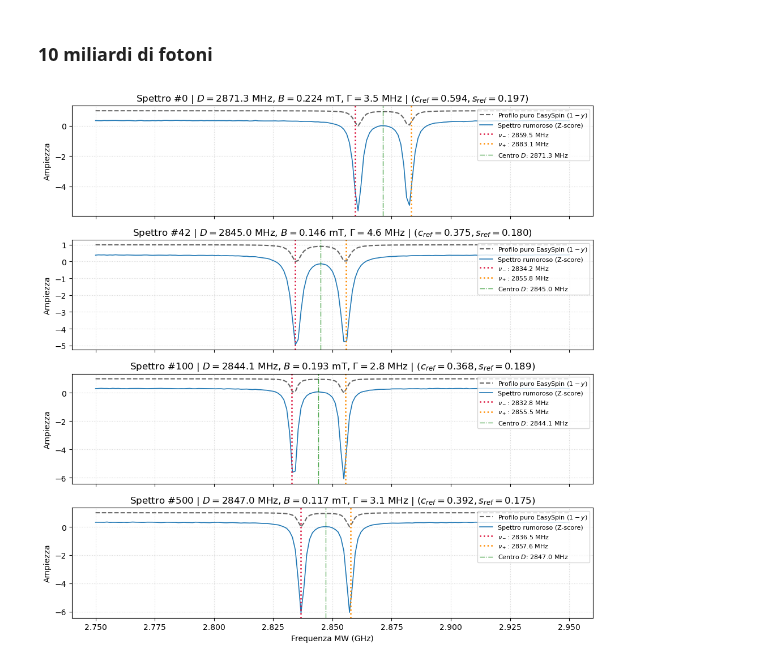
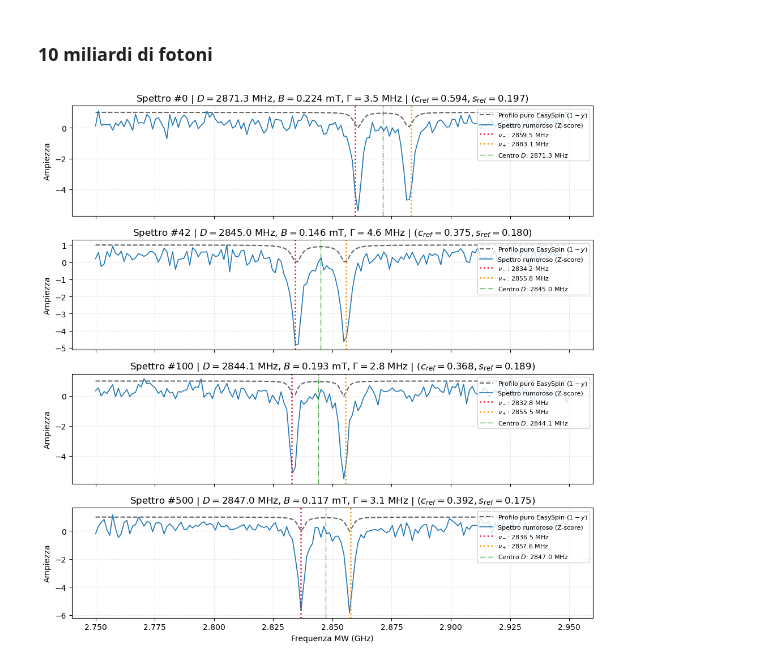
Before and after one commit to zosojack/ml-odmr, a Jupyter notebook: 2-spectra-preprocessing/visualize-spectra.ipynb, the cells around one changed output. Cells and saved outputs as stored; diff of their text form; code cells hidden in the pictures.

```diff
--- a/2-spectra-preprocessing/visualize-spectra.ipynb
+++ b/2-spectra-preprocessing/visualize-spectra.ipynb
@@ -187,7 +187,7 @@ for ax_idx, idx in enumerate(sample_indices):
     # nella versione definitiva sono valori da estrarre casualmente come fa Yao
     contrast = 0.10
     signal_ideal = 1.0 - contrast * y_raw
-    n_photons = 10e9
+    n_photons = 6e6
     expected_photons = n_photons * (signal_ideal / np.sum(signal_ideal))
     noisy_photons = np.random.poisson(expected_photons)
     noisy_norm = (noisy_photons - np.mean(noisy_photons)) / np.std(
@@ -222,31 +222,31 @@ for ax_idx, idx in enumerate(sample_indices):
         lw=1.8,
         label=f"$\\nu_-$: {nu_minus:.1f} MHz",
     )
     ax.axvline(
         nu_plus / 1e3,
         color="darkorange",
         linestyle=":",
         lw=1.8,
         label=f"$\\nu_+$: {nu_plus:.1f} MHz",
     )
     ax.axvline(
         D_val / 1e3,
         color="green",
         linestyle="-.",
         lw=1.0,
         alpha=0.7,
         label=f"Centro $D$: {D_val:.1f} MHz",
     )
 
     ax.set_ylabel("Ampiezza")
     ax.set_title(
         f"Spettro #{idx} | $D={D_val:.1f}$ MHz, $B={B_val:.3f}$ mT, $\\Gamma={lw_val:.1f}$ MHz | $(c_{{ref}}={c_ref:.3f}, s_{{ref}}={s_ref:.3f})$"
     )
     ax.grid(True, linestyle=":", alpha=0.5)
     ax.legend(loc="upper right", fontsize=8)
 
 axes[-1].set_xlabel("Frequenza MW (GHz)")
 plt.tight_layout()
 plt.show()
 # %% [output]
-[figure, old version]
+[figure, new version]
```
Also changed, not shown: parts of 1 cell of this notebook, 11 other files.
